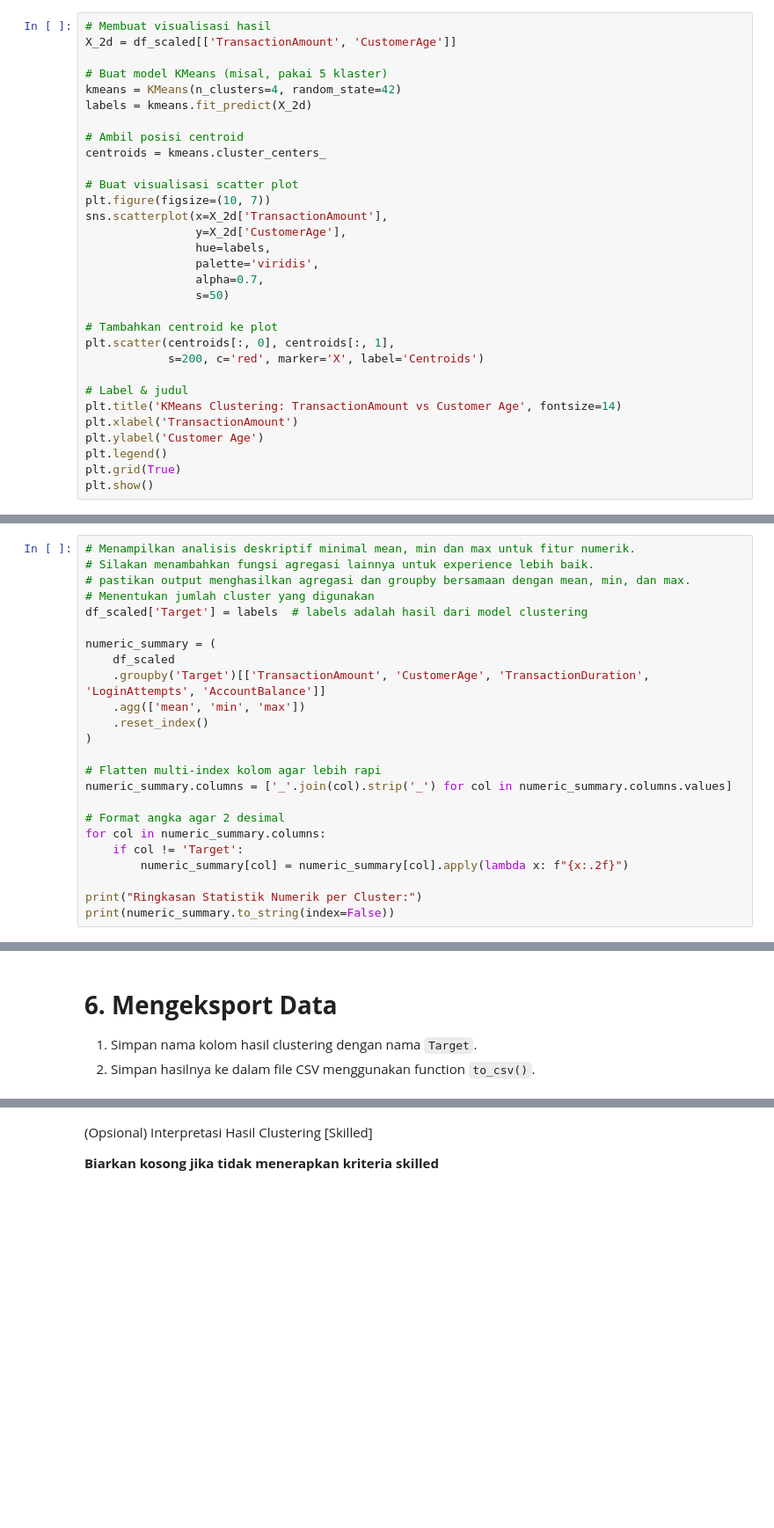
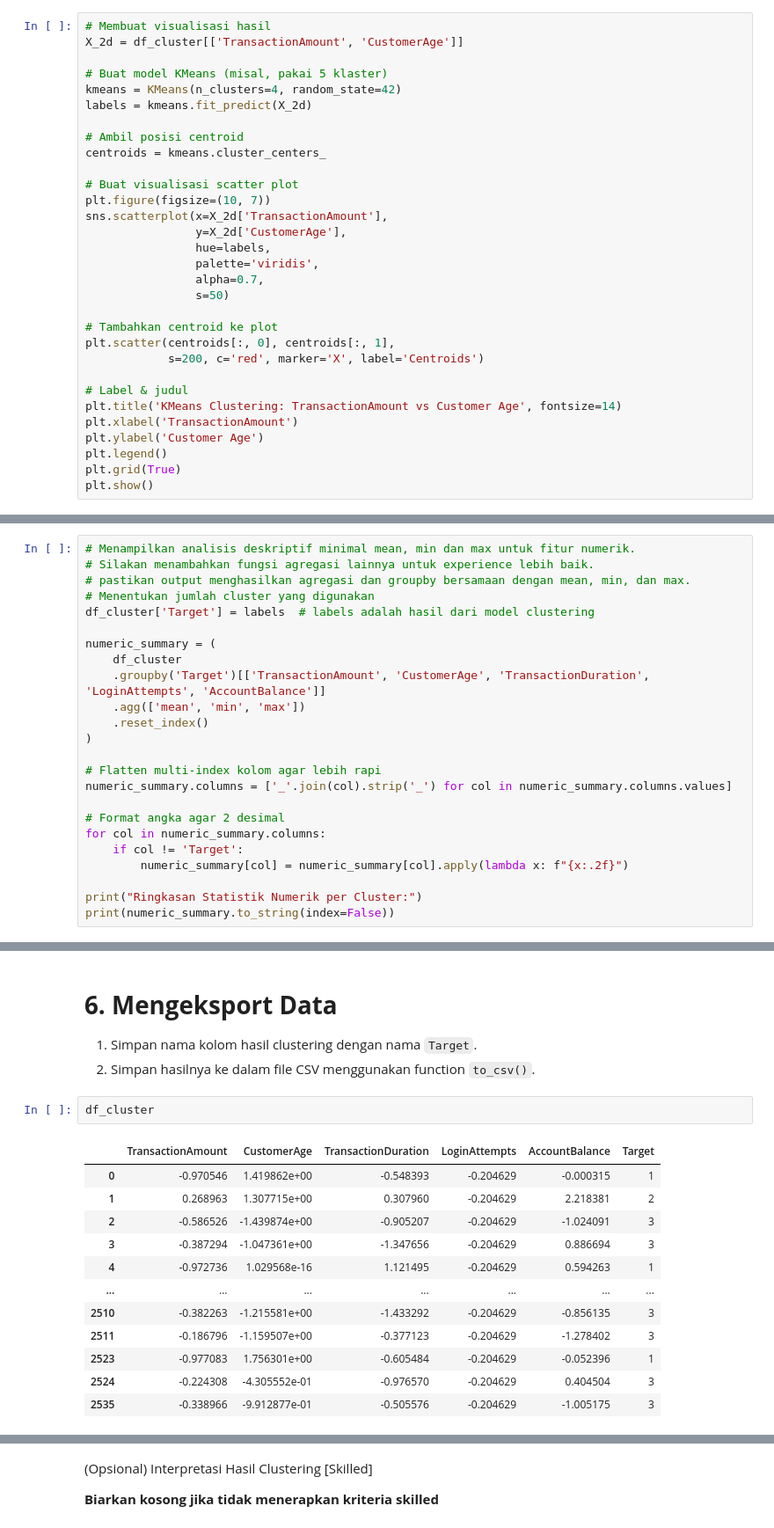
Before and after one commit to m8tyx/Proyek-ML, a Jupyter notebook: [Clustering]_Submission_Akhir_BMLP_Your_Name.ipynb, the cells around one changed output, grey strips where cells are left out. Shown at 88% size. Saved outputs shown, nothing was run; the diff lists cells and outputs as text; blank space fills up the shorter version.

```diff
--- a/[Clustering]_Submission_Akhir_BMLP_Your_Name.ipynb
+++ b/[Clustering]_Submission_Akhir_BMLP_Your_Name.ipynb
@@ -583,6 +549,6 @@ Silhouette Score (tanpa PCA): 0.2582
 # %%
 # Membuat visualisasi hasil
-X_2d = df_scaled[['TransactionAmount', 'CustomerAge']]
+X_2d = df_cluster[['TransactionAmount', 'CustomerAge']]
 
 # Buat model KMeans (misal, pakai 5 klaster)
 kmeans = KMeans(n_clusters=4, random_state=42)
@@ -713,10 +679,10 @@ df_scaled.head()
 # Silakan menambahkan fungsi agregasi lainnya untuk experience lebih baik.
 # pastikan output menghasilkan agregasi dan groupby bersamaan dengan mean, min, dan max.
 # Menentukan jumlah cluster yang digunakan
-df_scaled['Target'] = labels  # labels adalah hasil dari model clustering
+df_cluster['Target'] = labels  # labels adalah hasil dari model clustering
 
 numeric_summary = (
-    df_scaled
+    df_cluster
     .groupby('Target')[['TransactionAmount', 'CustomerAge', 'TransactionDuration', 'LoginAttempts', 'AccountBalance']]
     .agg(['mean', 'min', 'max'])
     .reset_index()
@@ -744,3 +738,18 @@ Ringkasan Statistik Numerik per Cluster:
 
 1. Simpan nama kolom hasil clustering dengan nama `Target`.
 2. Simpan hasilnya ke dalam file CSV menggunakan function `to_csv()`.
+# %%
+df_cluster
+# %% [output]
+|  | TransactionAmount | CustomerAge | TransactionDuration | LoginAttempts | AccountBalance | Target |
+| 0 | -0.970546 | 1.419862e+00 | -0.548393 | -0.204629 | -0.000315 | 1 |
+| 1 | 0.268963 | 1.307715e+00 | 0.307960 | -0.204629 | 2.218381 | 2 |
+| 2 | -0.586526 | -1.439874e+00 | -0.905207 | -0.204629 | -1.024091 | 3 |
+| 3 | -0.387294 | -1.047361e+00 | -1.347656 | -0.204629 | 0.886694 | 3 |
+| 4 | -0.972736 | 1.029568e-16 | 1.121495 | -0.204629 | 0.594263 | 1 |
+| ... | ... | ... | ... | ... | ... | ... |
+| 2510 | -0.382263 | -1.215581e+00 | -1.433292 | -0.204629 | -0.856135 | 3 |
+| 2511 | -0.186796 | -1.159507e+00 | -0.377123 | -0.204629 | -1.278402 | 3 |
+| 2523 | -0.977083 | 1.756301e+00 | -0.605484 | -0.204629 | -0.052396 | 1 |
+| 2524 | -0.224308 | -4.305552e-01 | -0.976570 | -0.204629 | 0.404504 | 3 |
+| 2535 | -0.338966 | -9.912877e-01 | -0.505576 | -0.204629 | -1.005175 | 3 |
```
Also changed, not shown: parts of 34 cells of this notebook, 2 other files.
